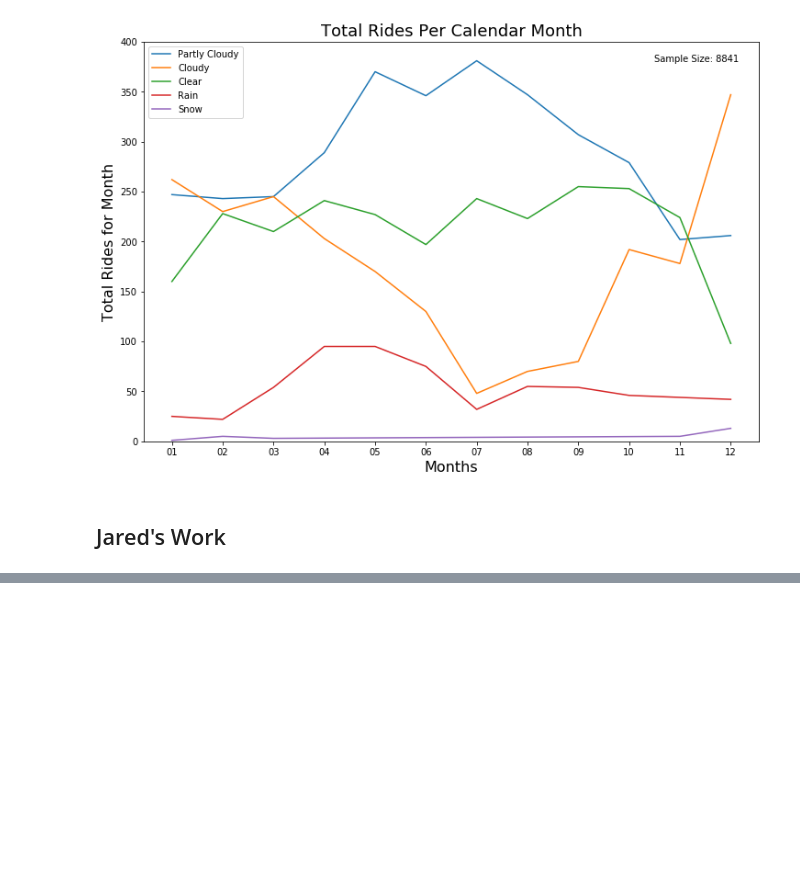
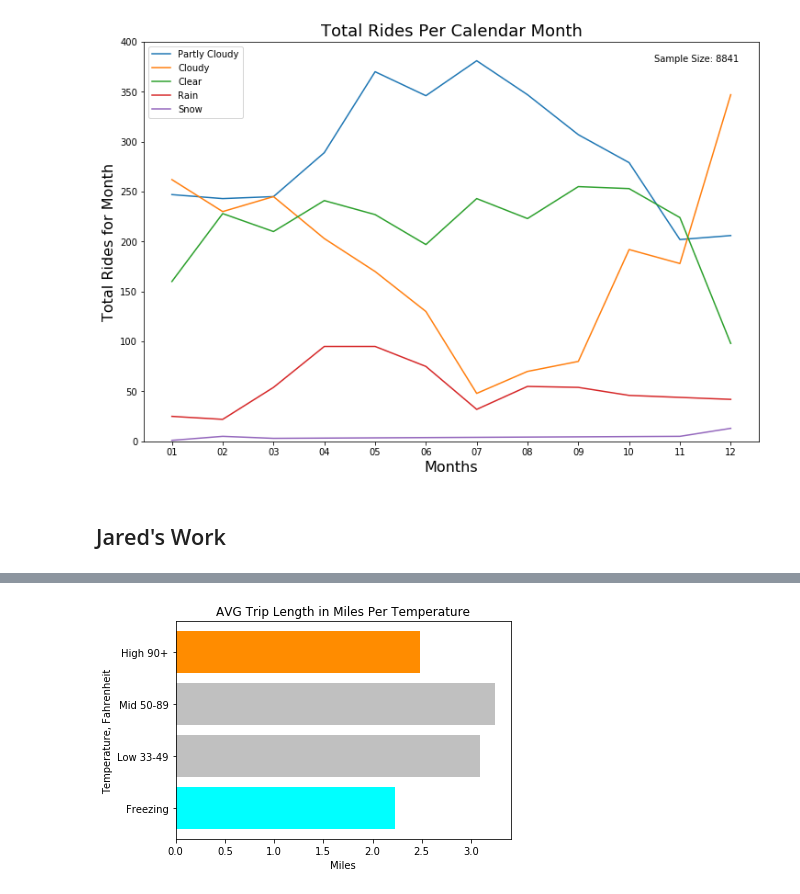
Before and after one commit to peterjorphan/07-project_one, a Jupyter notebook: Data Analysis.ipynb, the cells around one changed output, grey strips where cells are left out. Drawn from its saved outputs; the diff is of its cells as text; code cells hidden in the pictures; blank space fills up the shorter version.

```diff
--- a/Data Analysis.ipynb
+++ b/Data Analysis.ipynb
@@ -306,3 +306,8 @@ plt.show()
 [figure]
 # %% [markdown]
 ## Jared's Work
+# %%
+# import master dataframe
+file = './output/master_no_grouping.csv'
+df = pd.read_csv(file)
+df.head()
@@ -308,0 +322,60 @@ plt.show()
+# %%
+# combine icons so there are less weather categories
+df.loc[:, 'icon'].replace(['clear-night', 'fog', 'partly-cloudy-day'], ['clear-day', 'cloudy', 'partly-cloudy-night'], inplace=True)
+df.loc[:, 'icon'].replace(['clear-day', 'cloudy', 'partly-cloudy-night'], ['clear','cloudy', 'partly cloudy'], inplace=True)
+
+# make a copy of master dataframe
+df1 = df.copy()
+
+# create new column to hold temp range
+df1["temp range"] = ""
+
+# compare apparentTemperature value to temp category values and place them in the newly created 'temp range' column
+(df1.loc[df1['apparentTemperature'] > 89, ['temp range']]) = 'High 90+'
+(df1.loc[(90 > df1['apparentTemperature']) & (df1['temperature'] > 49), ['temp range']]) = 'Mid 50-89'
+(df1.loc[(50 > df1['apparentTemperature']) & (df1['temperature']> 32), ['temp range']]) = 'Low 33-49'
+(df1.loc[df1['apparentTemperature'] < 33, ['temp range']]) = 'Freezing'
+
+# group by 'temp range' and aggreagte appropriate columns
+df1 = df1.groupby(['temp range']).agg({'Trip ID': 'count', 'precipIntensity': 'mean', 'precipProbability': 'mean', 'temperature': 'mean', 'apparentTemperature': 'mean', 'windSpeed': 'mean', 'Trip Seconds': 'mean', 'Trip Miles': 'mean', 'Fare': 'mean', 'Trip Total': 'mean'})
+df1.head
+
+# here I couldn't figure out how to rearrange the rows so I exported to .csv and manually did it
+file = './output/groupby_high_mid_low_freezing.csv'
+df1 = pd.read_csv(file)
+df1.head
+
+# create variables for average miles per temperature category
+high_miles = df1['Trip Miles'][0]
+mid_miles = df1['Trip Miles'][1]
+low_miles = df1['Trip Miles'][2]
+freezing_miles = df1['Trip Miles'][3]
+
+# create the height of the graph based on average miles
+height = [high_miles, mid_miles, low_miles, freezing_miles]
+
+# create variables for temperature categories
+high_range = df1['temp range'][0]
+mid_range = df1['temp range'][1]
+low_range = df1['temp range'][2]
+freezing_range = df1['temp range'][3]
+
+bars = (freezing_range, low_range, mid_range, high_range)
+y_pos = np.arange(len(bars))
+
+# Create horizontal bars
+plt.barh(y_pos, height, color=['cyan', 'silver', 'silver', 'darkorange'])
+
+# Create names on the y-axis
+plt.yticks(y_pos, bars)
+
+# create labels
+plt.xlabel('Miles')
+plt.ylabel('Temperature, Fahrenheit')
+plt.title('AVG Trip Length in Miles Per Temperature')
+
+# plt.savefig("../Images/js_miles_per_temp.png", bbox_inches = "tight")
+# show graphic
+plt.show()
+# %% [output]
+[figure, added]
```
Also changed, not shown: parts of 5 cells of this notebook.
